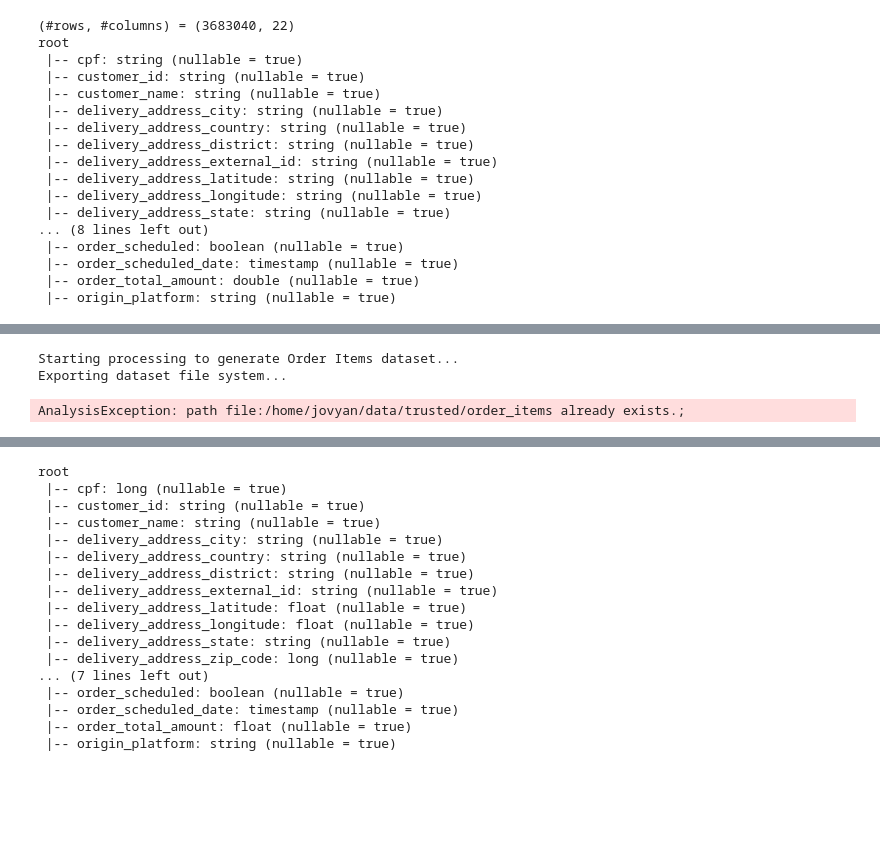
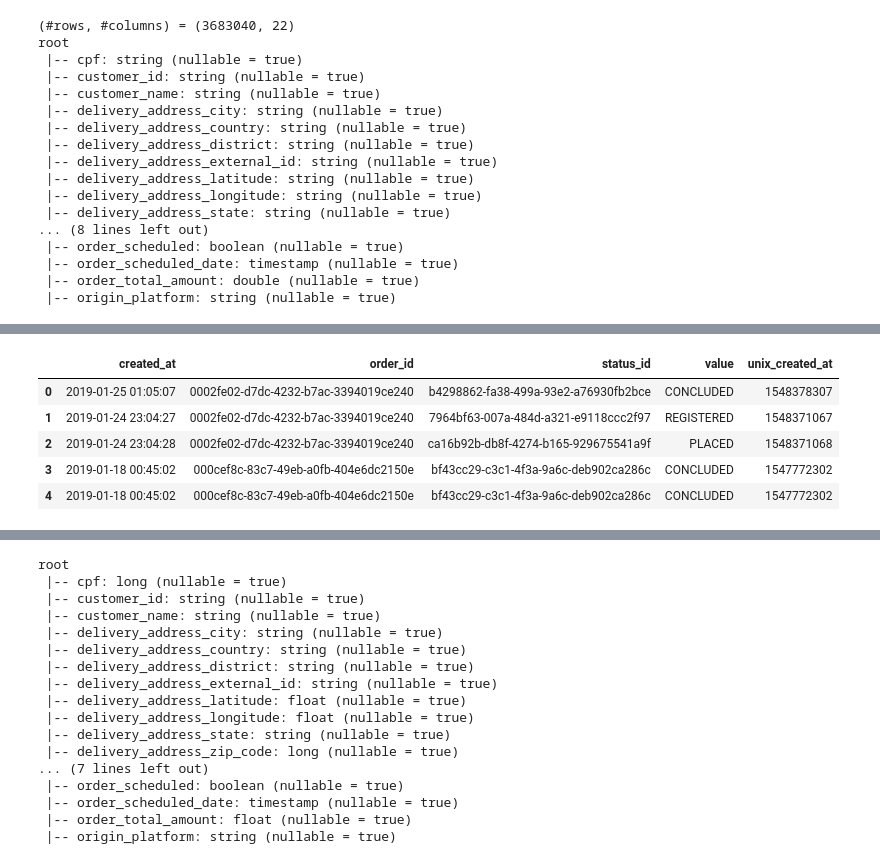
Before and after one commit to murilobellatini/ifood-data-architect-test, a Jupyter notebook: dev/docker-volume/notebooks/04-create-trusted-data-order.ipynb, the cells around one changed output, grey strips where cells are left out. Drawn from its saved outputs; the diff is of its cells as text; code cells hidden in the pictures; blank space fills up the shorter version.

```diff
--- a/dev/docker-volume/notebooks/04-create-trusted-data-order.ipynb
+++ b/dev/docker-volume/notebooks/04-create-trusted-data-order.ipynb
@@ -11,0 +104,4 @@ PySpark session sucessfully created.
+# %%
+s_df = spark.read.parquet(str(RAW_DATA_PATH / 'status'))
+explore_dataframe(s_df)
+s_df.limit(3).toPandas()
@@ -33,0 +169,2 @@ root
+# %%
+s_df.sort('created_at', ascending=False).drop_duplicates(subset=['order_id']).limit(5).toPandas()
@@ -34,7 +189,9 @@ root
 # %%
-tmp = create_order_items(df)
-tmp.limit(5).toPandas().T
+s_df.limit(5).toPandas()
 # %% [output]
-Starting processing to generate Order Items dataset...
-Exporting dataset file system...
-AnalysisException: path file:/home/jovyan/data/trusted/order_items already exists.;
+|  | created_at | order_id | status_id | value | unix_created_at |
+| 0 | 2019-01-25 01:05:07 | 0002fe02-d7dc-4232-b7ac-3394019ce240 | b4298862-fa38-499a-93e2-a76930fb2bce | CONCLUDED | 1548378307 |
+| 1 | 2019-01-24 23:04:27 | 0002fe02-d7dc-4232-b7ac-3394019ce240 | 7964bf63-007a-484d-a321-e9118ccc2f97 | REGISTERED | 1548371067 |
+| 2 | 2019-01-24 23:04:28 | 0002fe02-d7dc-4232-b7ac-3394019ce240 | ca16b92b-db8f-4274-b165-929675541a9f | PLACED | 1548371068 |
+| 3 | 2019-01-18 00:45:02 | 000cef8c-83c7-49eb-a0fb-404e6dc2150e | bf43cc29-c3c1-4f3a-9a6c-deb902ca286c | CONCLUDED | 1547772302 |
+| 4 | 2019-01-18 00:45:02 | 000cef8c-83c7-49eb-a0fb-404e6dc2150e | bf43cc29-c3c1-4f3a-9a6c-deb902ca286c | CONCLUDED | 1547772302 |
```
Also changed, not shown: parts of 34 cells of this notebook, 1 other file.
